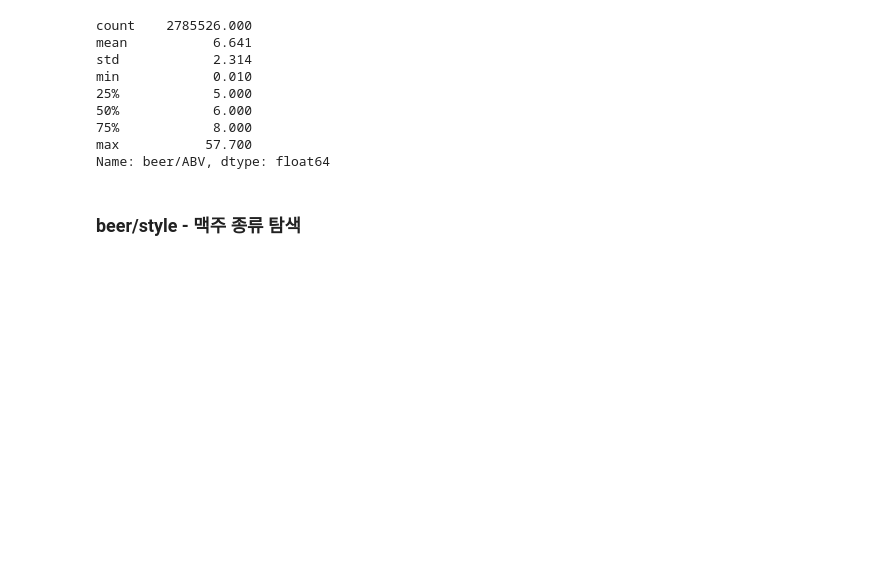
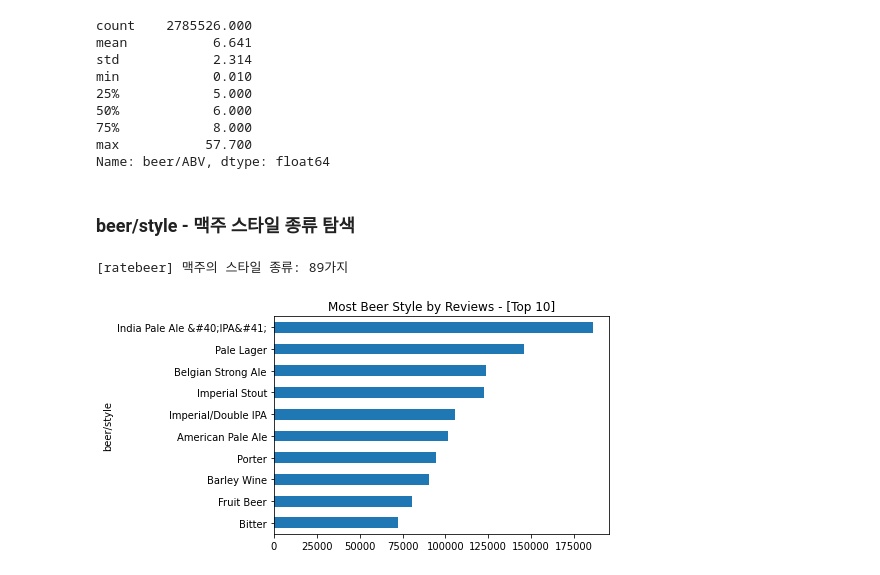
Before and after one commit to boostcampaitech3/final-project-level3-recsys-10, a Jupyter notebook: EDA/ratebeer_EDA_gyeongtae.ipynb, the cells around one changed output. Drawn from its saved outputs; the diff is of its cells as text; code cells hidden in the pictures; blank space fills up the shorter version.

Commit message:
[docs/#2] Update ratebeer EDA (~profileName)

```diff
--- a/EDA/ratebeer_EDA_gyeongtae.ipynb
+++ b/EDA/ratebeer_EDA_gyeongtae.ipynb
@@ -244,4 +246,18 @@ Name: beer/ABV, dtype: float64
 # %%
 # 맥주가, 알코올이 무려 57.700 까지 높은 것도 존재하고, 논알코올로 보이는것도 존재한다.
 # %% [markdown]
-### beer/style - 맥주 종류 탐색
+### beer/style - 맥주 스타일 종류 탐색
+# %%
+# beer/style 맥주 스타일 종류 탐색
+n_style = ratebeer['beer/style'].nunique()
+print(f"[ratebeer] 맥주의 스타일 종류: {n_style:,}가지")
+# %% [output]
+[ratebeer] 맥주의 스타일 종류: 89가지
+# %%
+# 맥주 스타일에는 뭐가 있을까? 리뷰 횟수 기준, 가장 많은 맥주의 스타일과, 맥주 종류 기준으로 가장 많은 맥주의 스타일을 구해본다.
+# 리뷰 기준, 맥주 스타일 top N
+ratebeer.value_counts("beer/style").head(10)[::-1].plot(kind = "barh")
+plt.title("Most Beer Style by Reviews - [Top 10]")
+plt.show()
+# %% [output]
+[figure, added]
```
Also changed, not shown: parts of 50 cells of this notebook.
